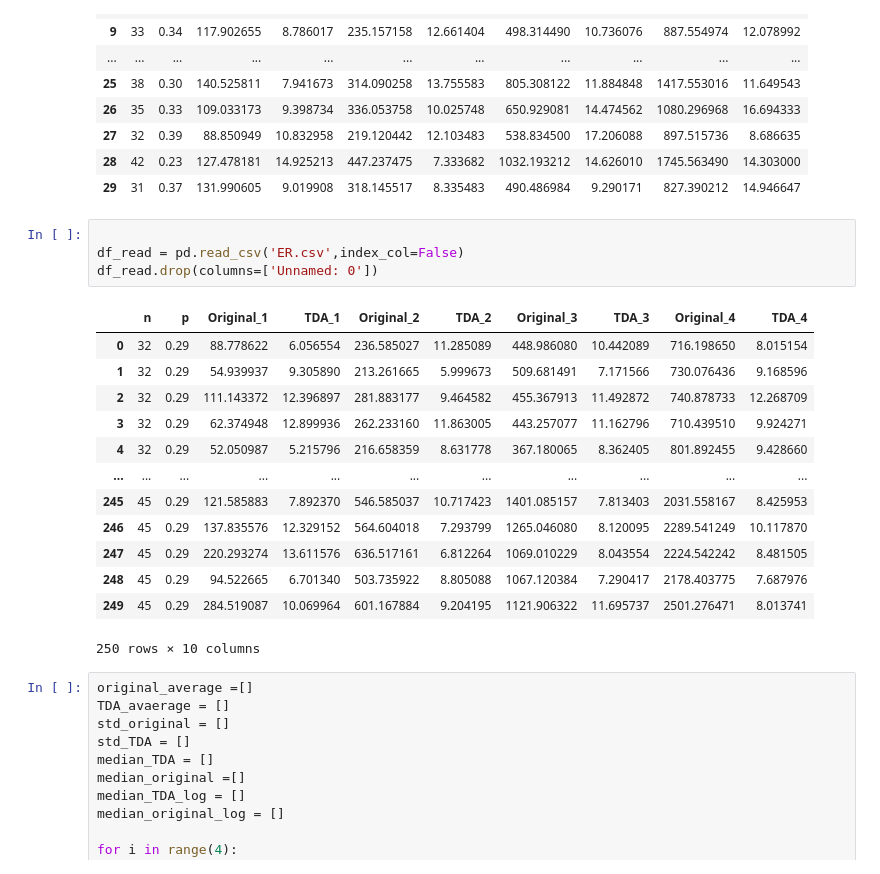
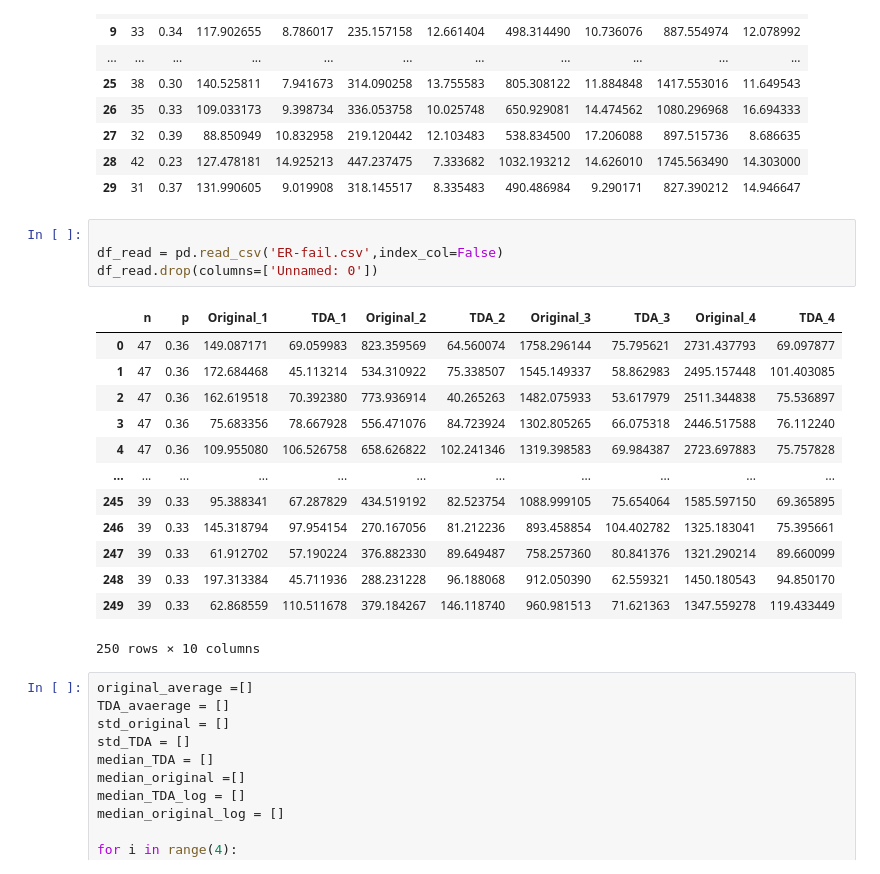
Before and after one commit to benjaminnNgo/TDASimilarityProof, a Jupyter notebook: TDAProofHopV2.ipynb, the cells around one changed output. Drawn from its saved outputs; the diff is of its cells as text.

```diff
--- a/TDAProofHopV2.ipynb
+++ b/TDAProofHopV2.ipynb
@@ -219,21 +219,21 @@ df
 | 29 | 31 | 0.37 | 131.990605 | 9.019908 | 318.145517 | 8.335483 | 490.486984 | 9.290171 | 827.390212 | 14.946647 |
 # %%
 
-df_read = pd.read_csv('ER.csv',index_col=False)
+df_read = pd.read_csv('ER-fail.csv',index_col=False)
 df_read.drop(columns=['Unnamed: 0'])
 # %% [output]
 |  | n | p | Original_1 | TDA_1 | Original_2 | TDA_2 | Original_3 | TDA_3 | Original_4 | TDA_4 |
-| 0 | 32 | 0.29 | 88.778622 | 6.056554 | 236.585027 | 11.285089 | 448.986080 | 10.442089 | 716.198650 | 8.015154 |
-| 1 | 32 | 0.29 | 54.939937 | 9.305890 | 213.261665 | 5.999673 | 509.681491 | 7.171566 | 730.076436 | 9.168596 |
-| 2 | 32 | 0.29 | 111.143372 | 12.396897 | 281.883177 | 9.464582 | 455.367913 | 11.492872 | 740.878733 | 12.268709 |
-| 3 | 32 | 0.29 | 62.374948 | 12.899936 | 262.233160 | 11.863005 | 443.257077 | 11.162796 | 710.439510 | 9.924271 |
-| 4 | 32 | 0.29 | 52.050987 | 5.215796 | 216.658359 | 8.631778 | 367.180065 | 8.362405 | 801.892455 | 9.428660 |
+| 0 | 47 | 0.36 | 149.087171 | 69.059983 | 823.359569 | 64.560074 | 1758.296144 | 75.795621 | 2731.437793 | 69.097877 |
+| 1 | 47 | 0.36 | 172.684468 | 45.113214 | 534.310922 | 75.338507 | 1545.149337 | 58.862983 | 2495.157448 | 101.403085 |
+| 2 | 47 | 0.36 | 162.619518 | 70.392380 | 773.936914 | 40.265263 | 1482.075933 | 53.617979 | 2511.344838 | 75.536897 |
+| 3 | 47 | 0.36 | 75.683356 | 78.667928 | 556.471076 | 84.723924 | 1302.805265 | 66.075318 | 2446.517588 | 76.112240 |
+| 4 | 47 | 0.36 | 109.955080 | 106.526758 | 658.626822 | 102.241346 | 1319.398583 | 69.984387 | 2723.697883 | 75.757828 |
 | ... | ... | ... | ... | ... | ... | ... | ... | ... | ... | ... |
-| 245 | 45 | 0.29 | 121.585883 | 7.892370 | 546.585037 | 10.717423 | 1401.085157 | 7.813403 | 2031.558167 | 8.425953 |
-| 246 | 45 | 0.29 | 137.835576 | 12.329152 | 564.604018 | 7.293799 | 1265.046080 | 8.120095 | 2289.541249 | 10.117870 |
-| 247 | 45 | 0.29 | 220.293274 | 13.611576 | 636.517161 | 6.812264 | 1069.010229 | 8.043554 | 2224.542242 | 8.481505 |
-| 248 | 45 | 0.29 | 94.522665 | 6.701340 | 503.735922 | 8.805088 | 1067.120384 | 7.290417 | 2178.403775 | 7.687976 |
-| 249 | 45 | 0.29 | 284.519087 | 10.069964 | 601.167884 | 9.204195 | 1121.906322 | 11.695737 | 2501.276471 | 8.013741 |
+| 245 | 39 | 0.33 | 95.388341 | 67.287829 | 434.519192 | 82.523754 | 1088.999105 | 75.654064 | 1585.597150 | 69.365895 |
+| 246 | 39 | 0.33 | 145.318794 | 97.954154 | 270.167056 | 81.212236 | 893.458854 | 104.402782 | 1325.183041 | 75.395661 |
+| 247 | 39 | 0.33 | 61.912702 | 57.190224 | 376.882330 | 89.649487 | 758.257360 | 80.841376 | 1321.290214 | 89.660099 |
+| 248 | 39 | 0.33 | 197.313384 | 45.711936 | 288.231228 | 96.188068 | 912.050390 | 62.559321 | 1450.180543 | 94.850170 |
+| 249 | 39 | 0.33 | 62.868559 | 110.511678 | 379.184267 | 146.118740 | 960.981513 | 71.621363 | 1347.559278 | 119.433449 |
 250 rows × 10 columns
 # %%
 original_average =[]
```
Also changed, not shown: parts of 14 cells of this notebook, 2 other files.
